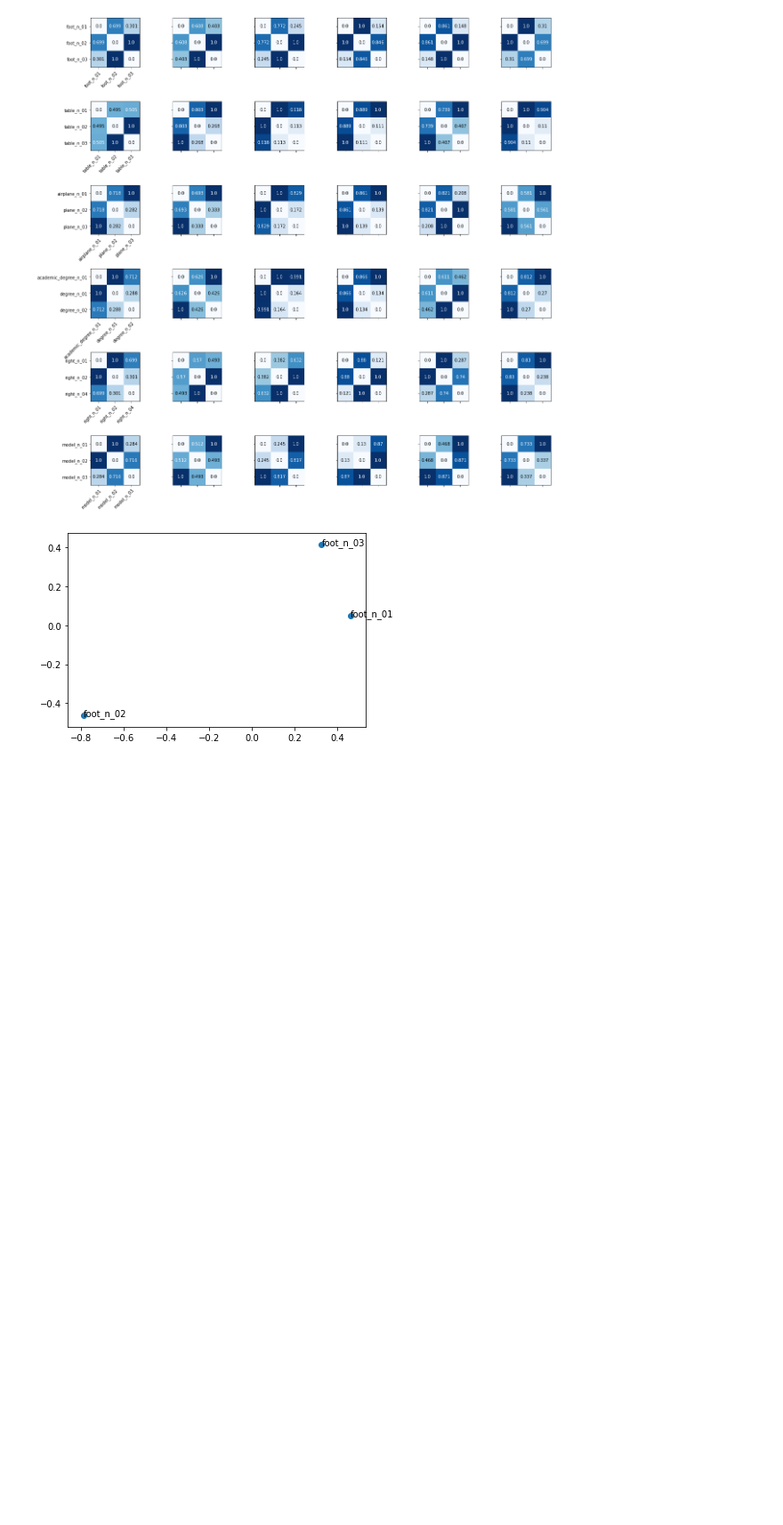
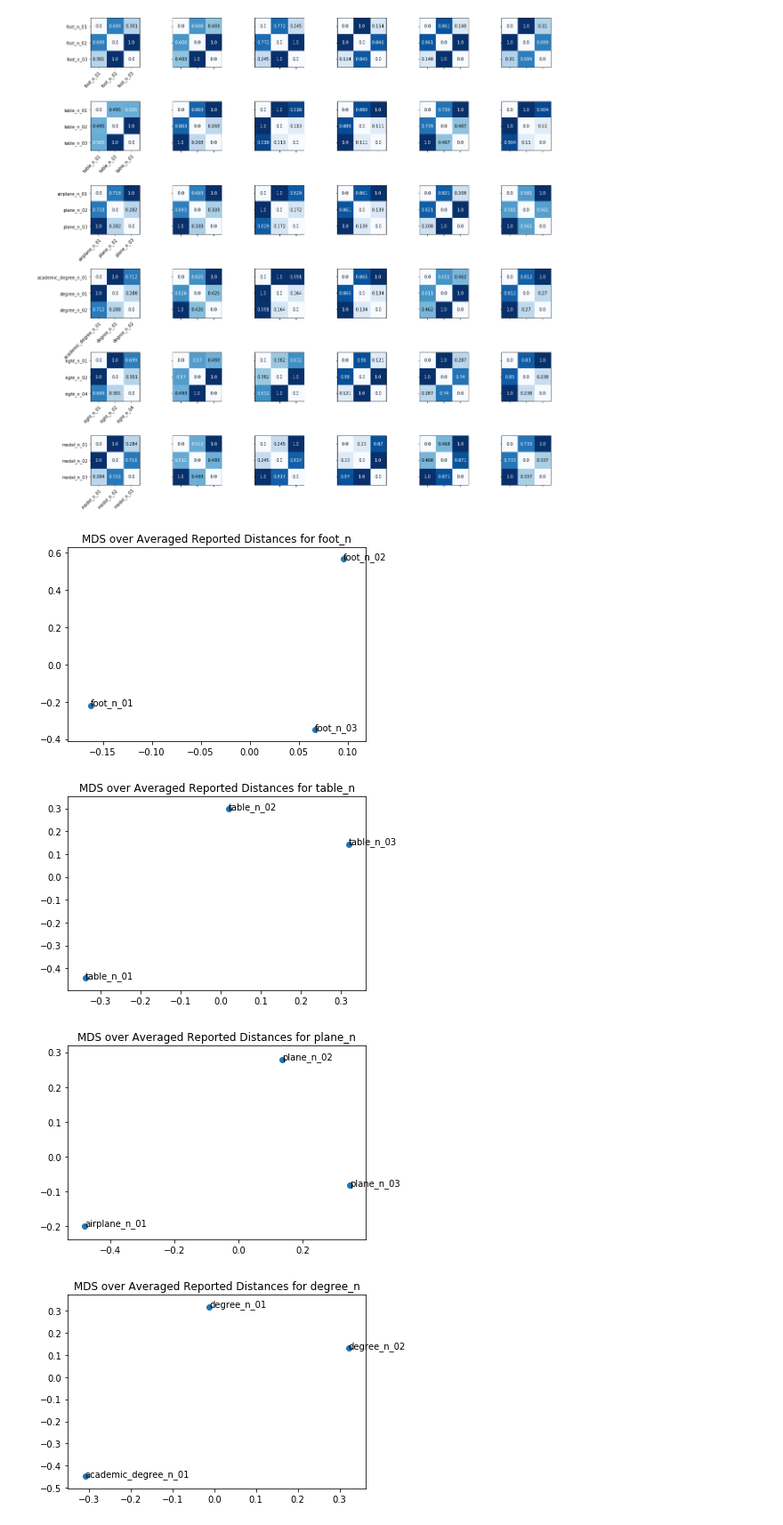
Before and after one commit to sathvikn/bert-wordsense, a Jupyter notebook: codebase/notebooks/pilesort-analysis.ipynb, the cells around one changed output. Shown at 89% size. Drawn from its saved outputs; the diff is of its cells as text; code cells hidden in the pictures; blank space fills up the shorter version.

Commit message:
MDS plots

```diff
--- a/codebase/notebooks/pilesort-analysis.ipynb
+++ b/codebase/notebooks/pilesort-analysis.ipynb
@@ -89,10 +72,8 @@ def get_senses(db, word):
-# %%
-foot_x = foot_results[:,0]
-foot_y = foot_results[:,1]
-foot_senses = get_senses(db,'foot_n')
-fig, ax = plt.subplots()
-ax.scatter(foot_x, foot_y)
-for i, txt in enumerate(foot_senses):
-    ax.annotate(txt, (foot_x[i], foot_y[i]))
-# %% [output]
-[figure, removed]
+# %%
+user_lst = users.tolist()
+plot_all_mds(results, user_lst, 'shared')
+# %% [output]
+[figure, added]
+[figure, added]
+[figure, added]
+[figure, added]
```
Also changed, not shown: parts of 5 cells of this notebook, 1 other file.
